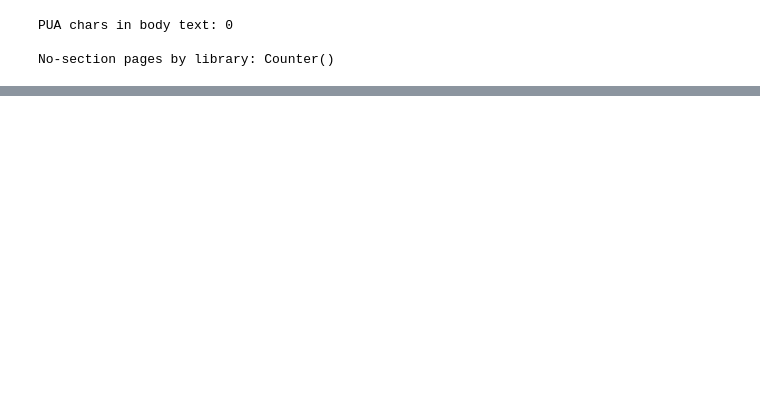
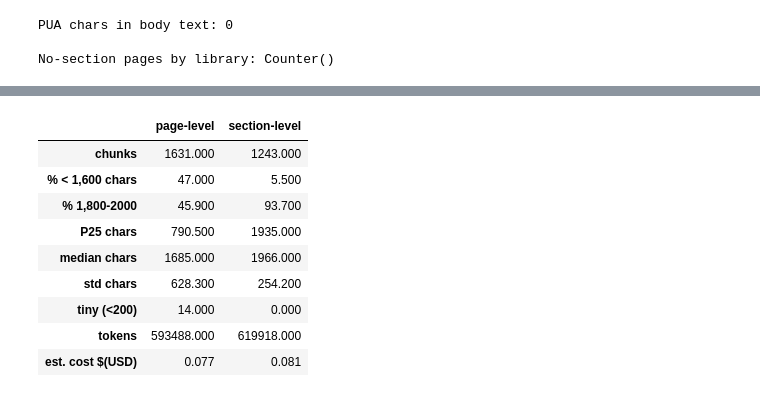
Before and after one commit to MWPerrineJr/llm_engineering-1, a Jupyter notebook: datascience_rag/datascience_rag.ipynb, the cells around one changed output, grey strips where cells are left out. Cells and saved outputs as stored; diff of their text form; code cells hidden in the pictures; blank space fills up the shorter version.

```diff
--- a/datascience_rag/datascience_rag.ipynb
+++ b/datascience_rag/datascience_rag.ipynb
@@ -308,0 +374,43 @@ class Chunk(BaseModel):
+# %%
+def summarize(df):
+    return pd.Series({
+        "chunks": len(df),
+        "% < 1,600 chars": round((df.chars < 1600).mean() * 100, 1),
+        "% 1,800-2000": round(df.chars.between(1800, 2000).mean() * 100, 1),
+        "P25 chars": df.chars.quantile(.25),
+        "median chars": df.chars.median(),
+        "std chars": round(df.chars.std(), 1),
+        "tiny (<200)": (df.chars < 200).sum(),
+        "tokens": df.tokens.sum(),
+        "est. cost $(USD)": round(df.tokens.sum() / 1e6 * PRICE_PER_1M, 3)
+    })
+display(pd.DataFrame({"page-level": summarize(page_df),
+                      "section-level": summarize(section_df)}))
+both = pd.concat([page_df, section_df])
+fig = go.Figure()
+for label, g in both.groupby("strategy"):
+    fig.add_histogram(x=g.chars,
+                      name=label,
+                      opacity=0.6,
+                      xbins=dict(start=0,
+                                 end=CHUNK_SIZE_CHARS,
+                                 size=50))
+fig.add_vline(x=CHUNK_SIZE_CHARS,
+              line_dash="dash",
+              annotation_text="chunk_size")
+fig.update_layout(barmode="overlay",
+                  title="Effect of merging pages into section runs",
+                  xaxis_title="Characters Per Chunk",
+                  yaxis_title="Count"
+                  ).show()
+# %% [output]
+|  | page-level | section-level |
+| chunks | 1631.000 | 1243.000 |
+| % < 1,600 chars | 47.000 | 5.500 |
+| % 1,800-2000 | 45.900 | 93.700 |
+| P25 chars | 790.500 | 1935.000 |
+| median chars | 1685.000 | 1966.000 |
+| std chars | 628.300 | 254.200 |
+| tiny (<200) | 14.000 | 0.000 |
+| tokens | 593488.000 | 619918.000 |
+| est. cost $(USD) | 0.077 | 0.081 |
```
Also changed, not shown: parts of 38 cells of this notebook, 1 other file.
